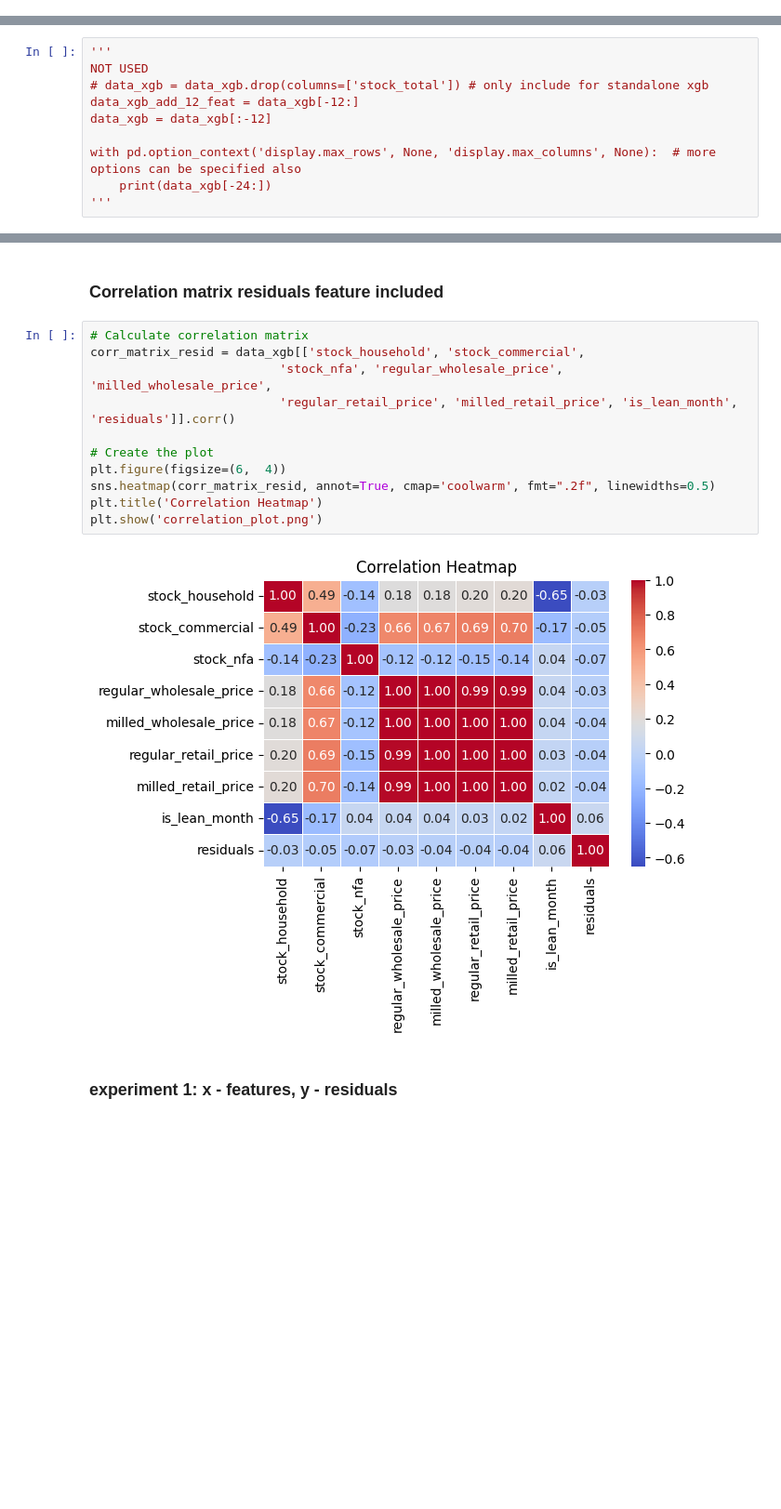
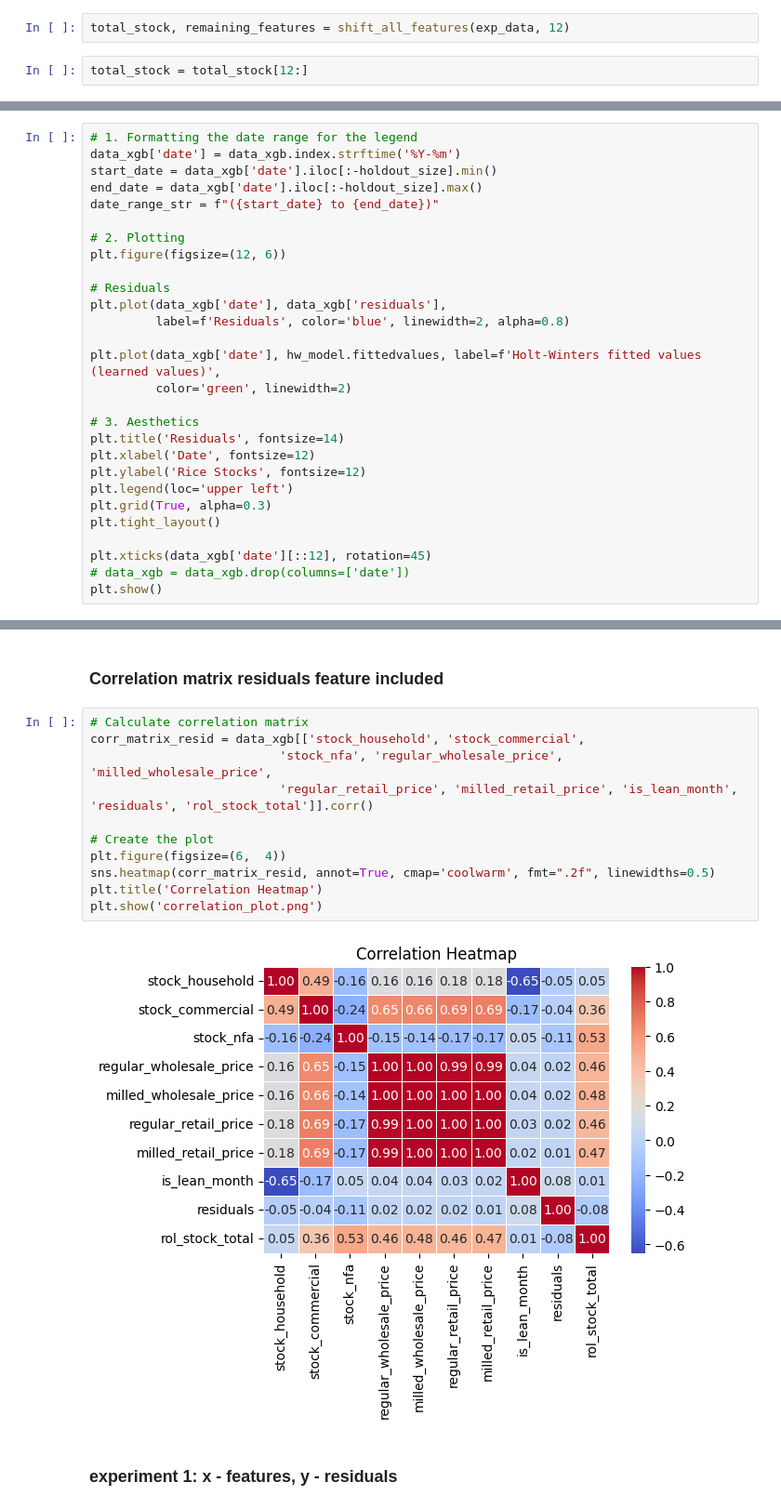
Before and after one commit to emmanresu/Thesis-Keras, a Jupyter notebook: rice_stocks.ipynb, the cells around one changed output, grey strips where cells are left out. Shown at 93% size. Cells and saved outputs as stored; diff of their text form; blank space fills up the shorter version.

```diff
--- a/rice_stocks.ipynb
+++ b/rice_stocks.ipynb
@@ -685,0 +694,4 @@ total_stock, remaining_features = shift_all_features(data, 12)
+# %%
+total_stock, remaining_features = shift_all_features(exp_data, 12)
+# %%
+total_stock = total_stock[12:]
@@ -1306,10 +1334,0 @@ See the caveats in the documentation: https://pandas.pydata.org/pandas-docs/stab
-# %%
-'''
-NOT USED
-# data_xgb = data_xgb.drop(columns=['stock_total']) # only include for standalone xgb
-data_xgb_add_12_feat = data_xgb[-12:]
-data_xgb = data_xgb[:-12]
-
-with pd.option_context('display.max_rows', None, 'display.max_columns', None):  # more options can be specified also
-    print(data_xgb[-24:])
-'''
@@ -1317,0 +1337,28 @@ with pd.option_context('display.max_rows', None, 'display.max_columns', None):
+# %%
+# 1. Formatting the date range for the legend
+data_xgb['date'] = data_xgb.index.strftime('%Y-%m')
+start_date = data_xgb['date'].iloc[:-holdout_size].min()
+end_date = data_xgb['date'].iloc[:-holdout_size].max()
+date_range_str = f"({start_date} to {end_date})"
+
+# 2. Plotting
+plt.figure(figsize=(12, 6))
+
+# Residuals
+plt.plot(data_xgb['date'], data_xgb['residuals'],
+         label=f'Residuals', color='blue', linewidth=2, alpha=0.8)
+
+plt.plot(data_xgb['date'], hw_model.fittedvalues, label=f'Holt-Winters fitted values (learned values)',
+         color='green', linewidth=2)
+
+# 3. Aesthetics
+plt.title('Residuals', fontsize=14)
+plt.xlabel('Date', fontsize=12)
+plt.ylabel('Rice Stocks', fontsize=12)
+plt.legend(loc='upper left')
+plt.grid(True, alpha=0.3)
+plt.tight_layout()
+
+plt.xticks(data_xgb['date'][::12], rotation=45)
+# data_xgb = data_xgb.drop(columns=['date'])
+plt.show()
@@ -1337,16 +1391,16 @@ data_xgb
 # %%
 # Calculate correlation matrix
 corr_matrix_resid = data_xgb[['stock_household', 'stock_commercial',
                           'stock_nfa', 'regular_wholesale_price', 'milled_wholesale_price',
-                          'regular_retail_price', 'milled_retail_price', 'is_lean_month', 'residuals']].corr()
+                          'regular_retail_price', 'milled_retail_price', 'is_lean_month', 'residuals', 'rol_stock_total']].corr()
 
 # Create the plot
 plt.figure(figsize=(6,  4))
 sns.heatmap(corr_matrix_resid, annot=True, cmap='coolwarm', fmt=".2f", linewidths=0.5)
 plt.title('Correlation Heatmap')
 plt.show('correlation_plot.png')
 # %% [output]
-[figure, old version]
+[figure, new version]
 # %% [markdown]
 ### experiment 1: x - features, y - residuals
 # %%
```
Also changed, not shown: parts of 49 cells of this notebook.
